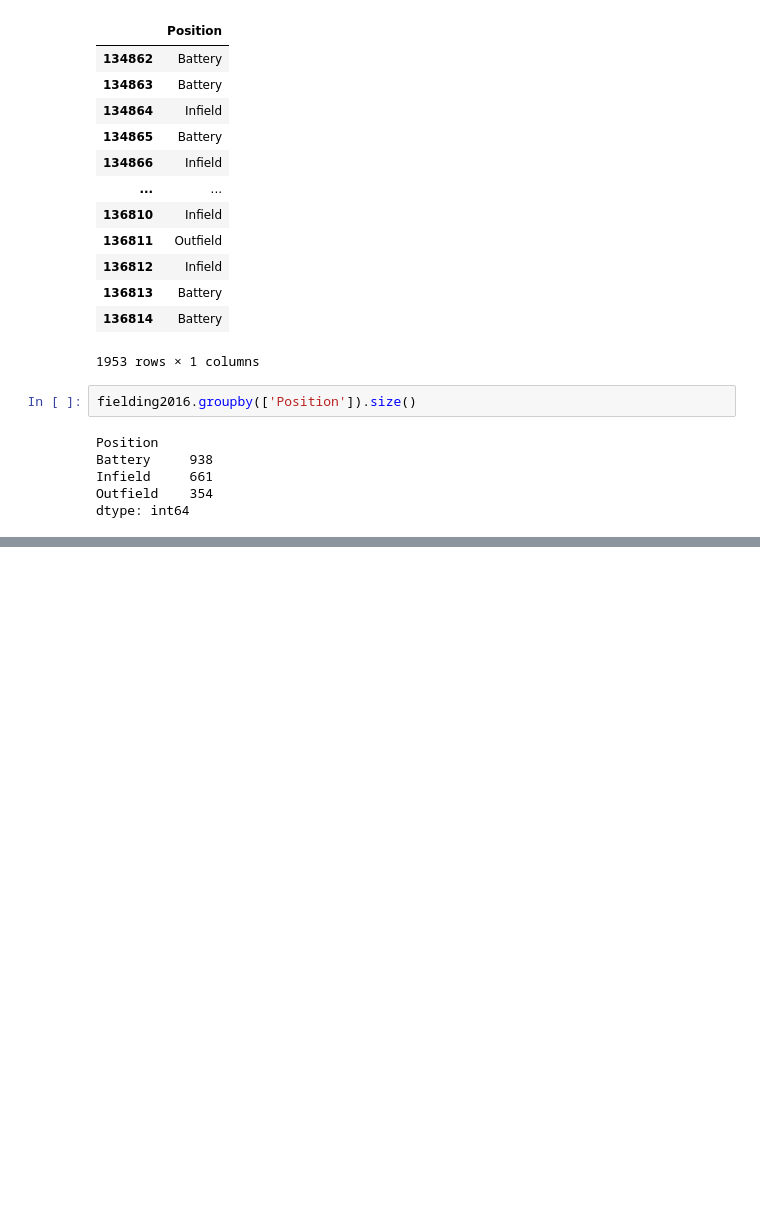
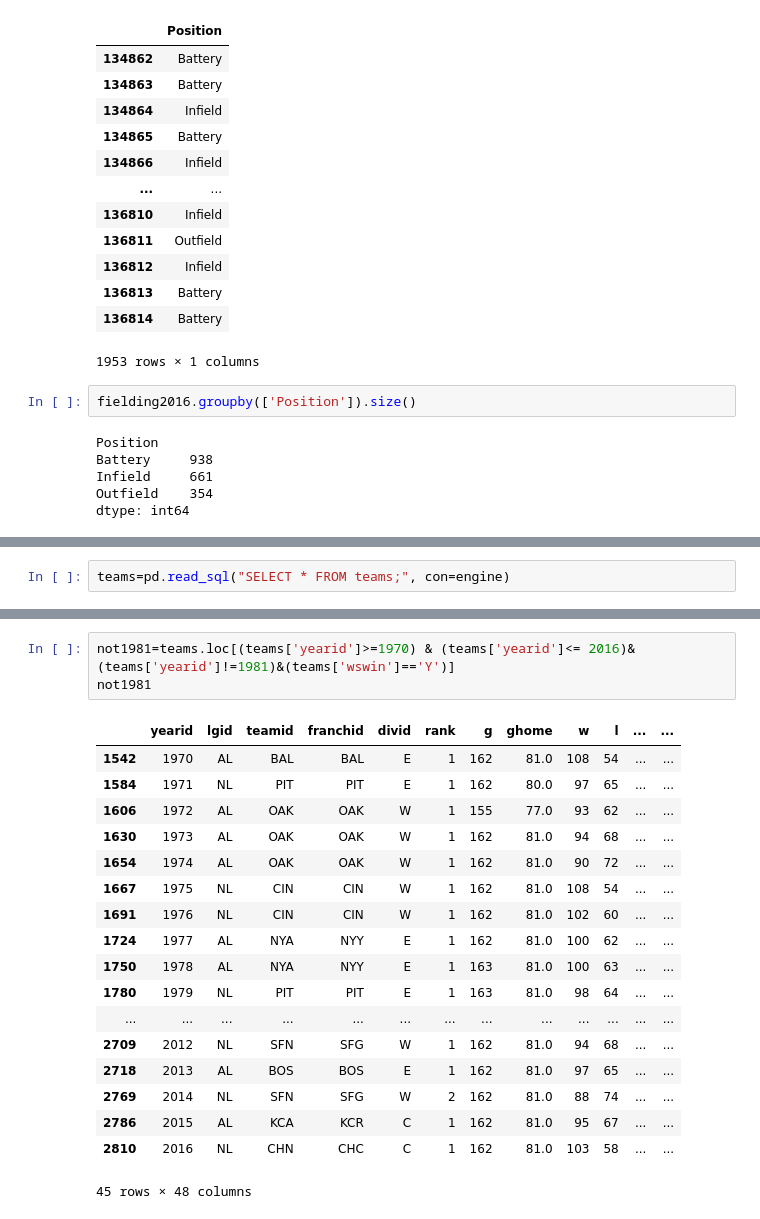
Before and after one commit to dhoza/lahman_baseball_python, a Jupyter notebook: Lahman_baseball_python.ipynb, the cells around one changed output, grey strips where cells are left out. Drawn from its saved outputs; the diff is of its cells as text; blank space fills up the shorter version.

```diff
--- a/Lahman_baseball_python.ipynb
+++ b/Lahman_baseball_python.ipynb
@@ -276,0 +180,2 @@ Name: Position, dtype: int64
+# %%
+teams=pd.read_sql("SELECT * FROM teams;", con=engine)
@@ -276,0 +233,22 @@ Name: Position, dtype: int64
+# %%
+not1981=teams.loc[(teams['yearid']>=1970) & (teams['yearid']<= 2016)& (teams['yearid']!=1981)&(teams['wswin']=='Y')]
+not1981
+# %% [output]
+|  | yearid | lgid | teamid | franchid | divid | rank | g | ghome | w | l | ... | ... |
+| 1542 | 1970 | AL | BAL | BAL | E | 1 | 162 | 81.0 | 108 | 54 | ... | ... |
+| 1584 | 1971 | NL | PIT | PIT | E | 1 | 162 | 80.0 | 97 | 65 | ... | ... |
+| 1606 | 1972 | AL | OAK | OAK | W | 1 | 155 | 77.0 | 93 | 62 | ... | ... |
+| 1630 | 1973 | AL | OAK | OAK | W | 1 | 162 | 81.0 | 94 | 68 | ... | ... |
+| 1654 | 1974 | AL | OAK | OAK | W | 1 | 162 | 81.0 | 90 | 72 | ... | ... |
+| 1667 | 1975 | NL | CIN | CIN | W | 1 | 162 | 81.0 | 108 | 54 | ... | ... |
+| 1691 | 1976 | NL | CIN | CIN | W | 1 | 162 | 81.0 | 102 | 60 | ... | ... |
+| 1724 | 1977 | AL | NYA | NYY | E | 1 | 162 | 81.0 | 100 | 62 | ... | ... |
+| 1750 | 1978 | AL | NYA | NYY | E | 1 | 163 | 81.0 | 100 | 63 | ... | ... |
+| 1780 | 1979 | NL | PIT | PIT | E | 1 | 163 | 81.0 | 98 | 64 | ... | ... |
+| ... | ... | ... | ... | ... | ... | ... | ... | ... | ... | ... | ... | ... |
+| 2709 | 2012 | NL | SFN | SFG | W | 1 | 162 | 81.0 | 94 | 68 | ... | ... |
+| 2718 | 2013 | AL | BOS | BOS | E | 1 | 162 | 81.0 | 97 | 65 | ... | ... |
+| 2769 | 2014 | NL | SFN | SFG | W | 2 | 162 | 81.0 | 88 | 74 | ... | ... |
+| 2786 | 2015 | AL | KCA | KCR | C | 1 | 162 | 81.0 | 95 | 67 | ... | ... |
+| 2810 | 2016 | NL | CHN | CHC | C | 1 | 162 | 81.0 | 103 | 58 | ... | ... |
+45 rows × 48 columns
```
Also changed, not shown: parts of 33 cells of this notebook.
